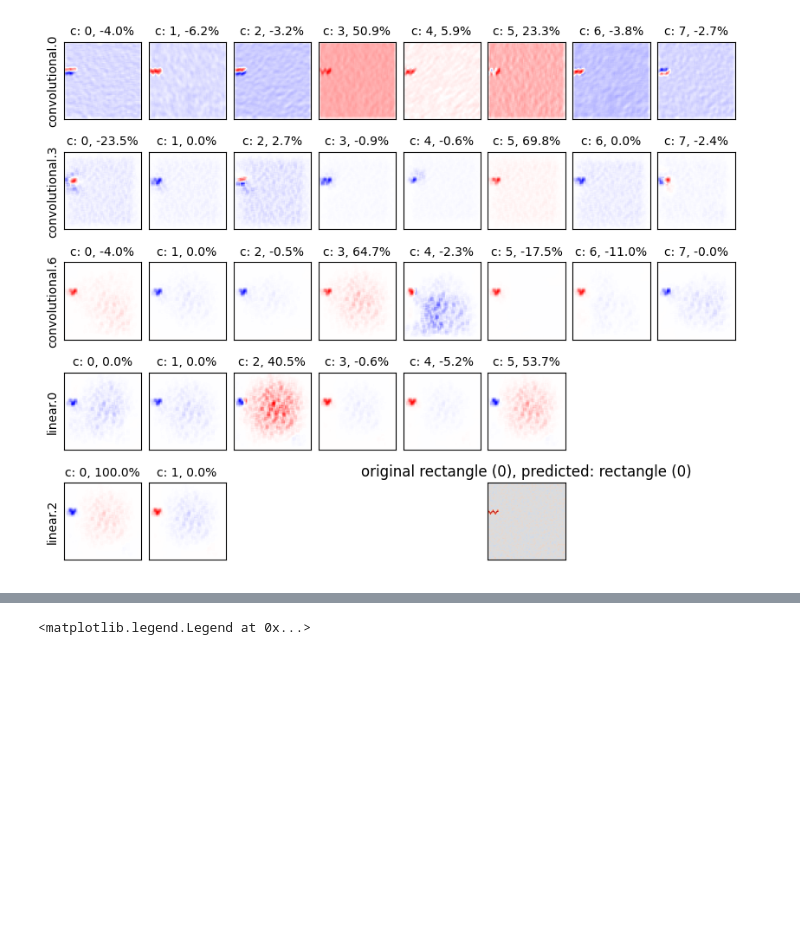
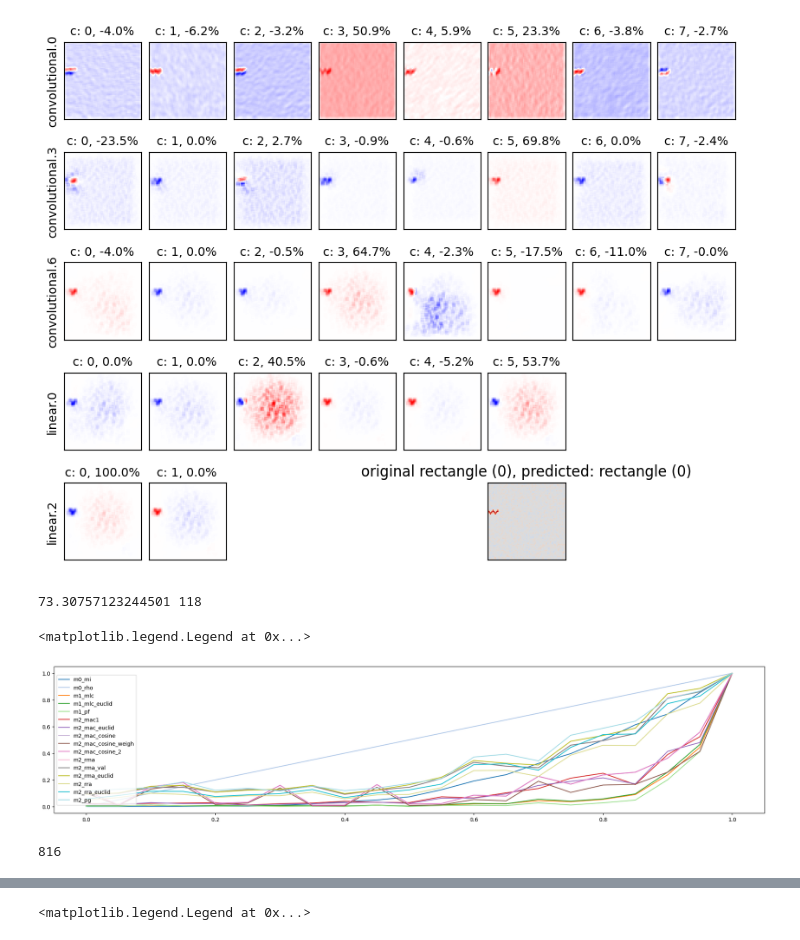
Before and after one commit to lillijo/xai-evaluation-master-thesis, a Jupyter notebook: experiments/fixed_causal_model.ipynb, the cells around one changed output, grey strips where cells are left out. Drawn from its saved outputs; the diff is of its cells as text; code cells hidden in the pictures; blank space fills up the shorter version.

```diff
--- a/experiments/fixed_causal_model.ipynb
+++ b/experiments/fixed_causal_model.ipynb
@@ -196,3 +199,38 @@ def allacc(modelzoo):
 
 
 observations = allacc(modelzoo)
+# %%
+v1 = torch.tensor([2,3,4,5,-10,-1,4,1,65])
+v2 = torch.tensor([-3,1,-7,4,0, 0,23,1,-4])
+print(np.linalg.norm(v1-v2), np.sum(np.abs((v1-v2).numpy())))
+# %% [output]
+73.30757123244501 118
+# %%
+with open("over_rho.json", "r") as f:
+    all_vals = json.load(f)
+biases = []
+mlen = len(all_vals["0.0"].keys())
+colors = matplotlib.cm.tab20(np.linspace(0, 1, mlen))#.gist_rainbow(np.linspace(0, 1, mlen))  # type: ignore
+vals = np.zeros((mlen,21))
+labels = list(all_vals["0.0"].keys())
+for bi, b in enumerate(all_vals.keys()):
+    biases.append(float(b))
+    for i, (k, item) in enumerate(all_vals[b].items()):
+        vals[i, bi] = item
+biases = np.array(biases)
+plt.figure(figsize=(24,5))
+for i, l in enumerate(labels):
+    item = vals[i,:]
+    #if l = "m1_mlc_euclid":
+    item = vals[i,:] / vals[i,:].max()
+    plt.plot(biases,item,label=l, c=colors[i])
+plt.legend(loc="center left")
+# %% [output]
+<matplotlib.legend.Legend at 0x...>
+[figure, added]
+# %%
+BIASES = list(np.round(np.linspace(0, 1, 51), 3)) # list(np.round(np.linspace(0, 1, 21), 3))
+ITERATIONS = list(range(20))
+print(len(BIASES) * 16)
+# %% [output]
+816
```
Also changed, not shown: parts of 2 cells of this notebook, 8 other files.
